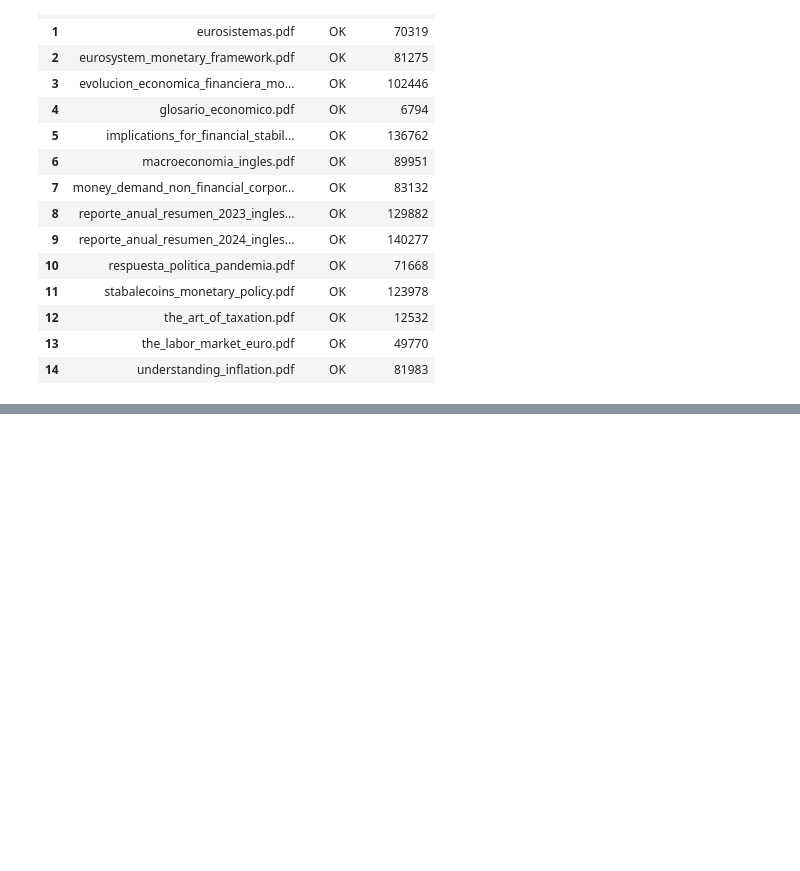
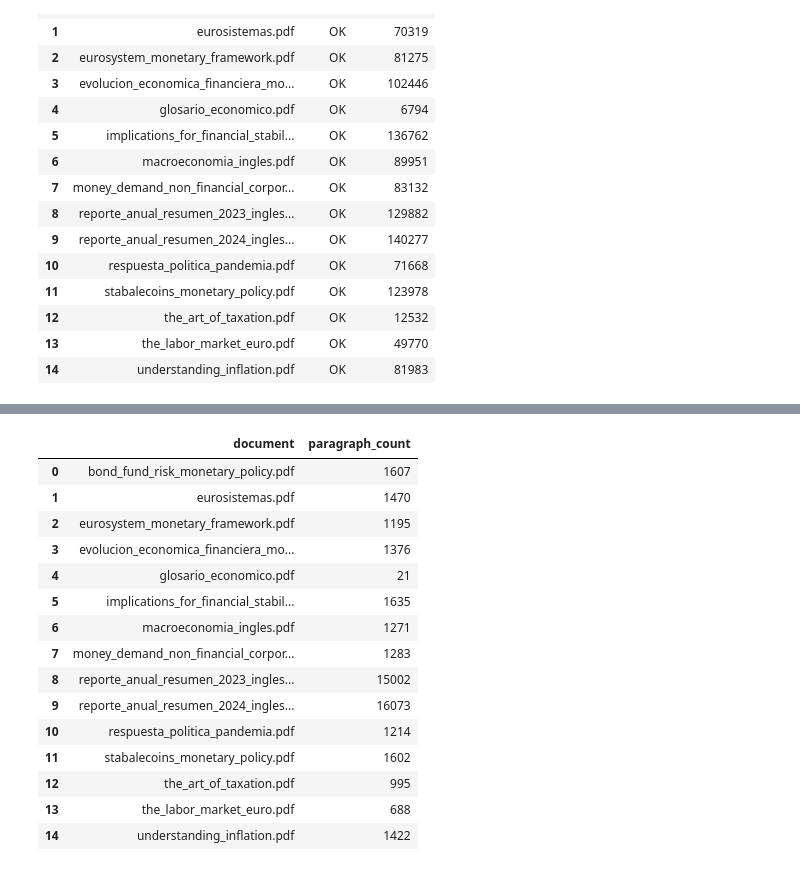
Before and after one commit to diogenes01-byte/proyecto-omnix, a Jupyter notebook: notebooks/EDA.ipynb, the cells around one changed output, grey strips where cells are left out. Cells and saved outputs as stored; diff of their text form; code cells hidden in the pictures; blank space fills up the shorter version.

```diff
--- a/notebooks/EDA.ipynb
+++ b/notebooks/EDA.ipynb
@@ -252,0 +297,45 @@ plt.show()
+# %%
+# ==============================
+# Análisis de estructura: párrafos y saltos de línea
+# ==============================
+
+structure_results = []
+
+for doc in df_eda['document']:
+    path = os.path.join(RAW_DIR, doc)
+    reader = PdfReader(path)
+
+    text = ""
+    for page in reader.pages:
+        page_text = page.extract_text()
+        if page_text:
+            text += page_text
+
+    paragraphs = text.split("\n")
+    num_paragraphs = len([p for p in paragraphs if p.strip() != ""])
+
+    structure_results.append({
+        "document": doc,
+        "paragraph_count": num_paragraphs
+    })
+
+df_structure = pd.DataFrame(structure_results)
+
+df_structure
+# %% [output]
+|  | document | paragraph_count |
+| 0 | bond_fund_risk_monetary_policy.pdf | 1607 |
+| 1 | eurosistemas.pdf | 1470 |
+| 2 | eurosystem_monetary_framework.pdf | 1195 |
+| 3 | evolucion_economica_financiera_mo... | 1376 |
+| 4 | glosario_economico.pdf | 21 |
+| 5 | implications_for_financial_stabil... | 1635 |
+| 6 | macroeconomia_ingles.pdf | 1271 |
+| 7 | money_demand_non_financial_corpor... | 1283 |
+| 8 | reporte_anual_resumen_2023_ingles... | 15002 |
+| 9 | reporte_anual_resumen_2024_ingles... | 16073 |
+| 10 | respuesta_politica_pandemia.pdf | 1214 |
+| 11 | stabalecoins_monetary_policy.pdf | 1602 |
+| 12 | the_art_of_taxation.pdf | 995 |
+| 13 | the_labor_market_euro.pdf | 688 |
+| 14 | understanding_inflation.pdf | 1422 |
```
Also changed, not shown: parts of 16 cells of this notebook.
